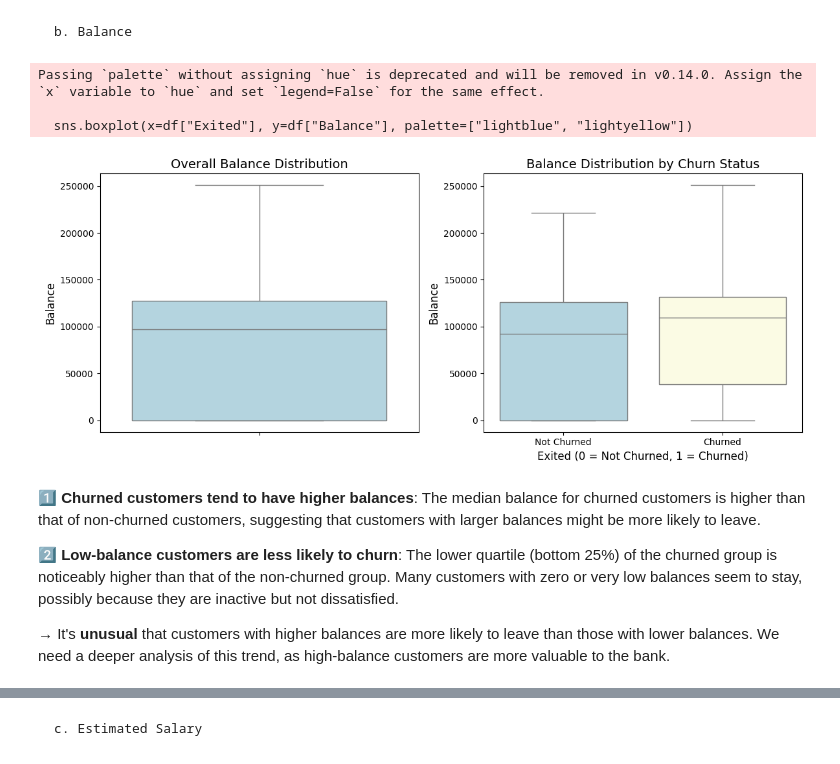
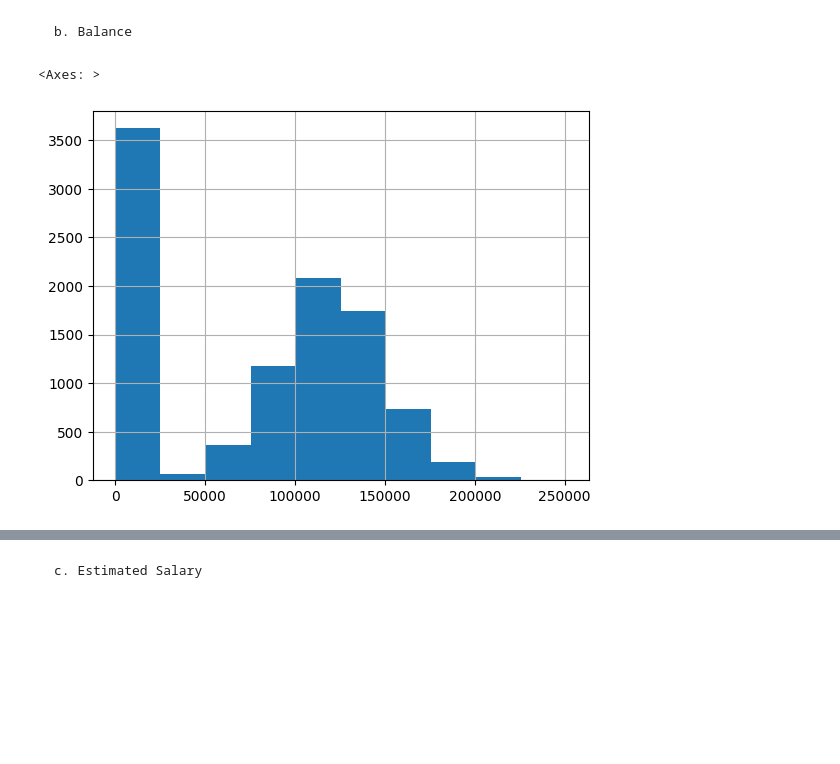
Before and after one commit to uyenvy022/churncustomer, a Jupyter notebook: Bank_Customer_Churn_Analysis.ipynb, the cells around one changed output, grey strips where cells are left out. Cells and saved outputs as stored; diff of their text form; code cells hidden in the pictures; blank space fills up the shorter version.

```diff
--- a/Bank_Customer_Churn_Analysis.ipynb
+++ b/Bank_Customer_Churn_Analysis.ipynb
@@ -299,33 +314,8 @@ plt.show()
 The churn rate across all card types is relatively similar, ranging from **19.3% to 21.8%**, suggesting that **card type is not a major factor influencing customer churn.**
 # %% [markdown]
     b. Balance
-# %%
-plt.figure(figsize=(12, 5))
-
-# Subplot 1: Overall balance distribution
-plt.subplot(1, 2, 1)
-sns.boxplot(y=df["Balance"], color="lightblue")
-plt.ylabel("Balance", fontsize=12)
-plt.title("Overall Balance Distribution", fontsize=14)
-
-# Subplot 2: Balance distribution by churn status
-plt.subplot(1, 2, 2)
-sns.boxplot(x=df["Exited"], y=df["Balance"], palette=["lightblue", "lightyellow"])
-plt.xlabel("Exited (0 = Not Churned, 1 = Churned)", fontsize=12)
-plt.ylabel("Balance", fontsize=12)
-plt.title("Balance Distribution by Churn Status", fontsize=14)
-plt.xticks([0, 1], ["Not Churned", "Churned"])
-
-plt.tight_layout()
-plt.show()
-# %% [output]
-Passing `palette` without assigning `hue` is deprecated and will be removed in v0.14.0. Assign the `x` variable to `hue` and set `legend=False` for the same effect.
-
-  sns.boxplot(x=df["Exited"], y=df["Balance"], palette=["lightblue", "lightyellow"])
-[figure, removed]
-# %% [markdown]
-1️⃣ **Churned customers tend to have higher balances**: The median balance for churned customers is higher than that of non-churned customers, suggesting that customers with larger balances might be more likely to leave.
-
-2️⃣ **Low-balance customers are less likely to churn**: The lower quartile (bottom 25%) of the churned group is noticeably higher than that of the non-churned group. Many customers with zero or very low balances seem to stay, possibly because they are inactive but not dissatisfied.
-
-→ It's **unusual** that customers with higher balances are more likely to leave than those with lower balances. We need a deeper analysis of this trend, as high-balance customers are more valuable to the bank.
+# %%
+df['Balance'].hist()
+# %% [output]
+<Axes: >
+[figure, added]
```
Also changed, not shown: parts of 12 cells of this notebook.
